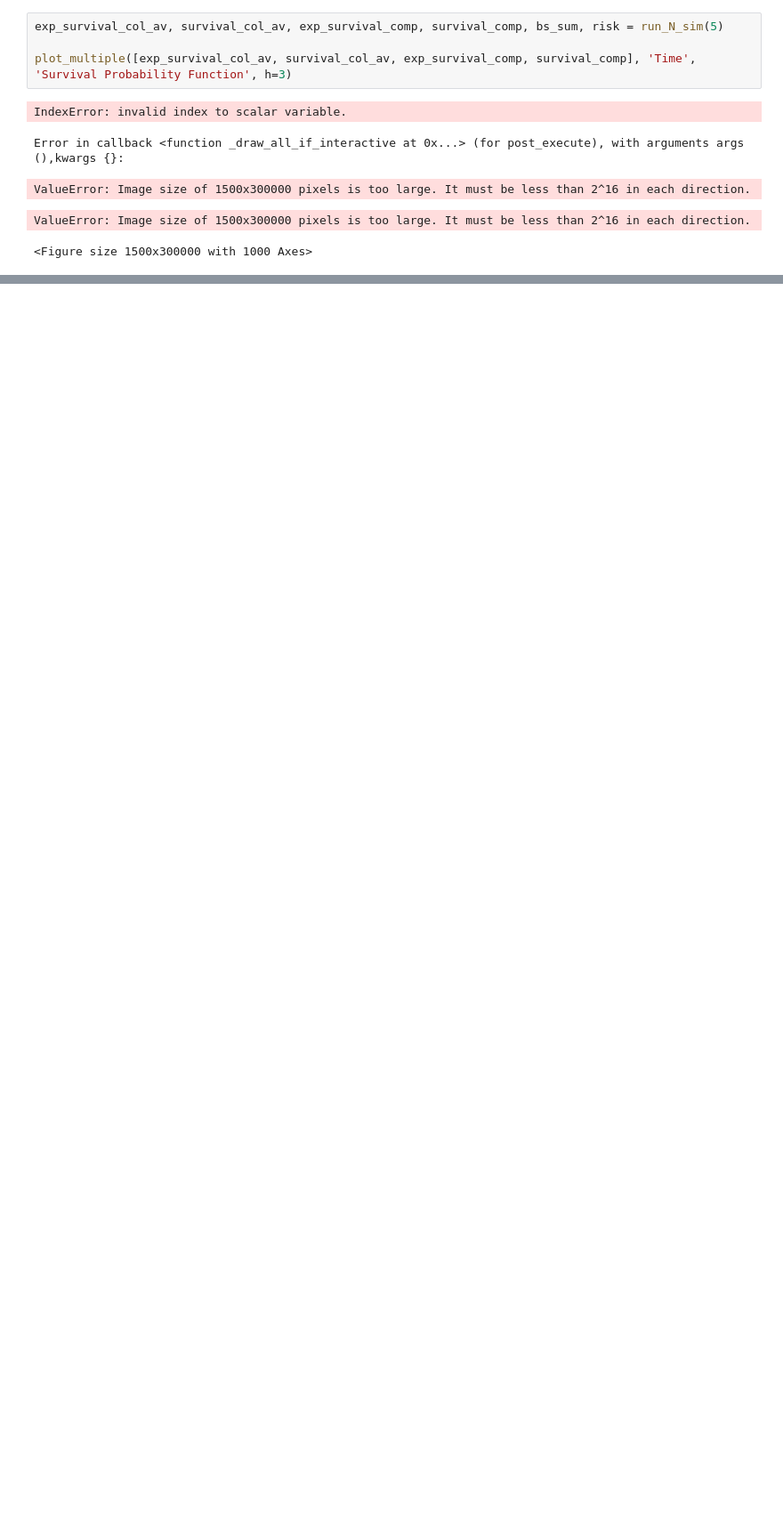
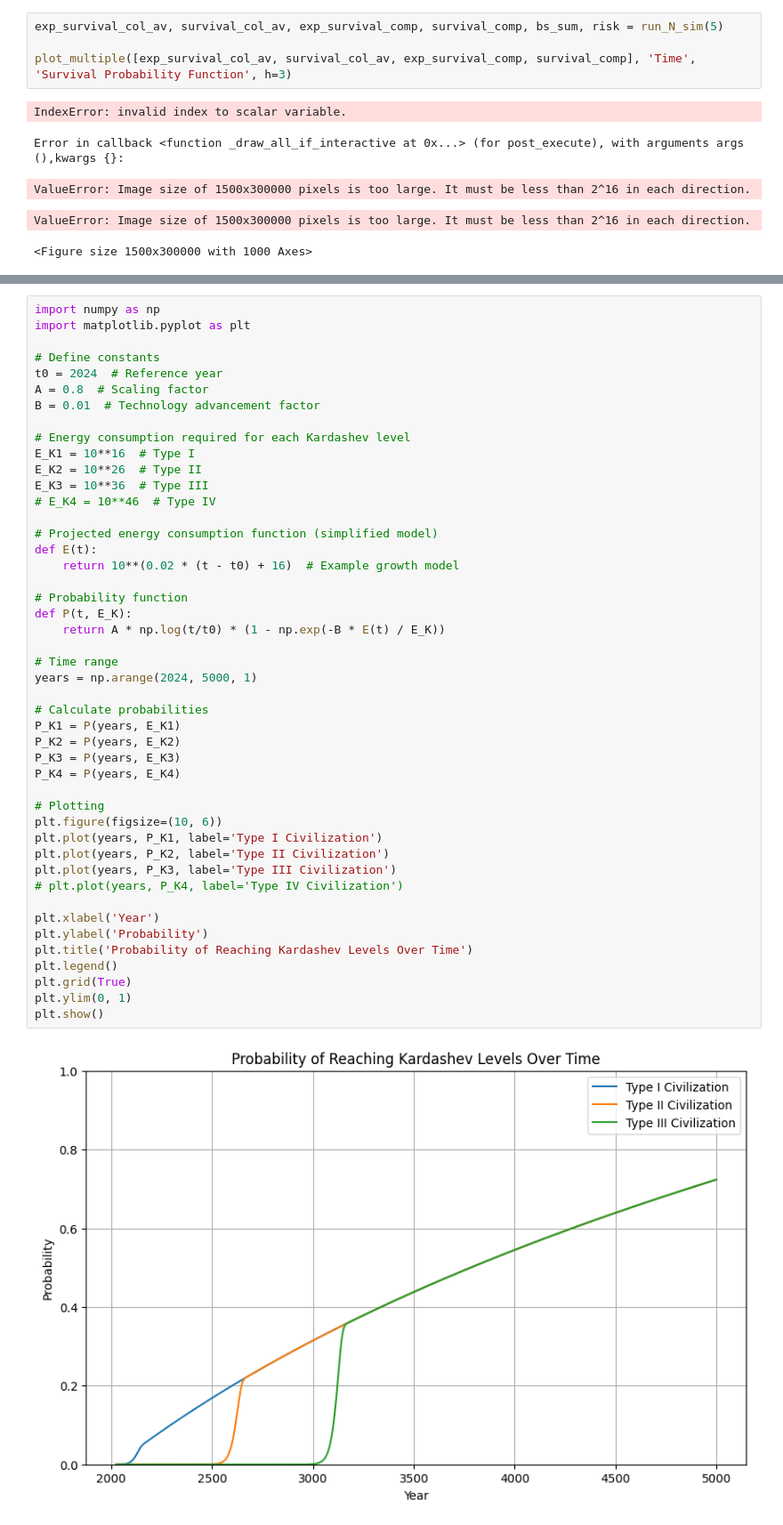
Before and after one commit to Ajasra/DarkForestH, a Jupyter notebook: darkforest.ipynb, the cells around one changed output, grey strips where cells are left out. Shown at 89% size. Drawn from its saved outputs; the diff is of its cells as text; blank space fills up the shorter version.

```diff
--- a/darkforest.ipynb
+++ b/darkforest.ipynb
@@ -609,0 +642,48 @@ ValueError: Image size of 1500x300000 pixels is too large. It must be less than
+# %%
+import numpy as np
+import matplotlib.pyplot as plt
+
+# Define constants
+t0 = 2024  # Reference year
+A = 0.8  # Scaling factor
+B = 0.01  # Technology advancement factor
+
+# Energy consumption required for each Kardashev level
+E_K1 = 10**16  # Type I
+E_K2 = 10**26  # Type II
+E_K3 = 10**36  # Type III
+# E_K4 = 10**46  # Type IV
+
+# Projected energy consumption function (simplified model)
+def E(t):
+    return 10**(0.02 * (t - t0) + 16)  # Example growth model
+
+# Probability function
+def P(t, E_K):
+    return A * np.log(t/t0) * (1 - np.exp(-B * E(t) / E_K))
+
+# Time range
+years = np.arange(2024, 5000, 1)
+
+# Calculate probabilities
+P_K1 = P(years, E_K1)
+P_K2 = P(years, E_K2)
+P_K3 = P(years, E_K3)
+P_K4 = P(years, E_K4)
+
+# Plotting
+plt.figure(figsize=(10, 6))
+plt.plot(years, P_K1, label='Type I Civilization')
+plt.plot(years, P_K2, label='Type II Civilization')
+plt.plot(years, P_K3, label='Type III Civilization')
+# plt.plot(years, P_K4, label='Type IV Civilization')
+
+plt.xlabel('Year')
+plt.ylabel('Probability')
+plt.title('Probability of Reaching Kardashev Levels Over Time')
+plt.legend()
+plt.grid(True)
+plt.ylim(0, 1)
+plt.show()
+# %% [output]
+[figure, added]
```
Also changed, not shown: parts of 11 cells of this notebook.
